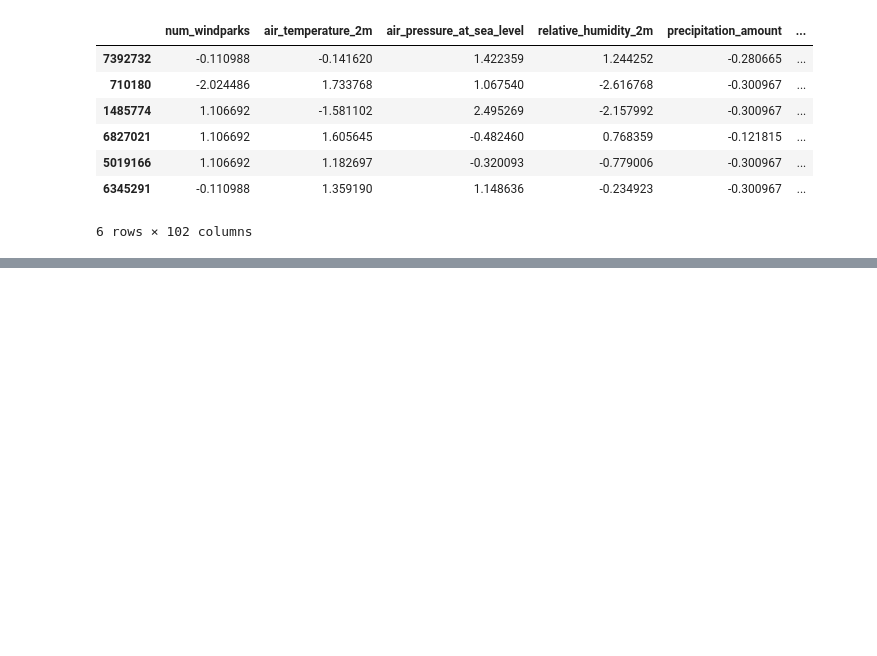
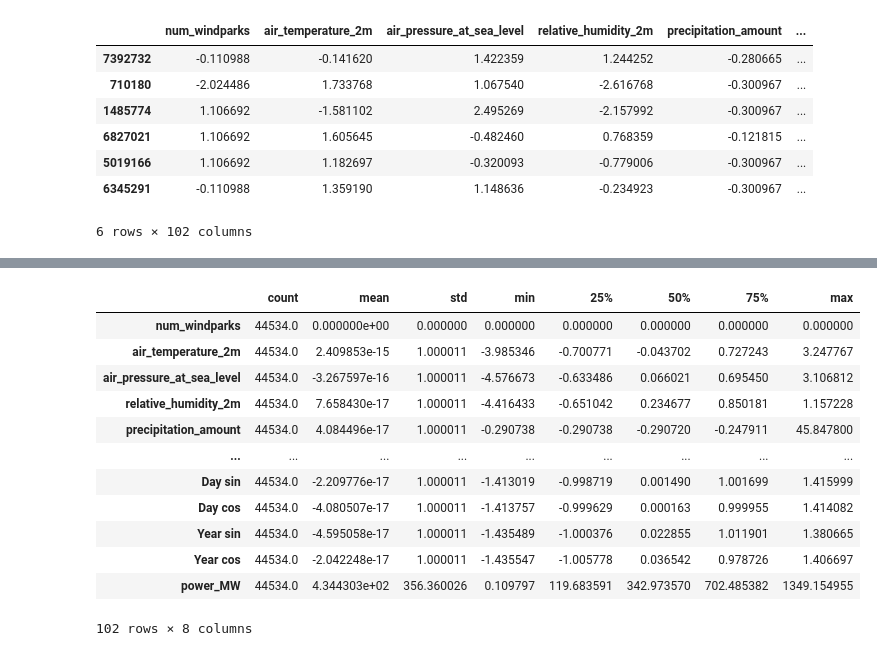
Before and after one commit to Bogdan121849/Wind_AI, a Jupyter notebook: WindAi/data_exploration_notebooks/deep_learning_region.ipynb, the cells around one changed output, grey strips where cells are left out. Drawn from its saved outputs; the diff is of its cells as text; code cells hidden in the pictures; blank space fills up the shorter version.

```diff
--- a/WindAi/data_exploration_notebooks/deep_learning_region.ipynb
+++ b/WindAi/data_exploration_notebooks/deep_learning_region.ipynb
@@ -133,0 +146,3 @@ region_sample_scaled.head(6)
+# %%
+region_df2 = pd.read_parquet("/home2/s5549329/windAI_rug/WindAi/deep_learning/created_datasets/scaled_features_power_MW_ELSPOT NO2.parquet")
+region_df2.head(5)
@@ -133,0 +157,16 @@ region_sample_scaled.head(6)
+# %%
+region_df2.describe().transpose()
+# %% [output]
+|  | count | mean | std | min | 25% | 50% | 75% | max |
+| num_windparks | 44534.0 | 0.000000e+00 | 0.000000 | 0.000000 | 0.000000 | 0.000000 | 0.000000 | 0.000000 |
+| air_temperature_2m | 44534.0 | 2.409853e-15 | 1.000011 | -3.985346 | -0.700771 | -0.043702 | 0.727243 | 3.247767 |
+| air_pressure_at_sea_level | 44534.0 | -3.267597e-16 | 1.000011 | -4.576673 | -0.633486 | 0.066021 | 0.695450 | 3.106812 |
+| relative_humidity_2m | 44534.0 | 7.658430e-17 | 1.000011 | -4.416433 | -0.651042 | 0.234677 | 0.850181 | 1.157228 |
+| precipitation_amount | 44534.0 | 4.084496e-17 | 1.000011 | -0.290738 | -0.290738 | -0.290720 | -0.247911 | 45.847800 |
+| ... | ... | ... | ... | ... | ... | ... | ... | ... |
+| Day sin | 44534.0 | -2.209776e-17 | 1.000011 | -1.413019 | -0.998719 | 0.001490 | 1.001699 | 1.415999 |
+| Day cos | 44534.0 | -4.080507e-17 | 1.000011 | -1.413757 | -0.999629 | 0.000163 | 0.999955 | 1.414082 |
+| Year sin | 44534.0 | -4.595058e-17 | 1.000011 | -1.435489 | -1.000376 | 0.022855 | 1.011901 | 1.380665 |
+| Year cos | 44534.0 | -2.042248e-17 | 1.000011 | -1.435547 | -1.005778 | 0.036542 | 0.978726 | 1.406697 |
+| power_MW | 44534.0 | 4.344303e+02 | 356.360026 | 0.109797 | 119.683591 | 342.973570 | 702.485382 | 1349.154955 |
+102 rows × 8 columns
```
Also changed, not shown: parts of 4 cells of this notebook, 6 other files.
